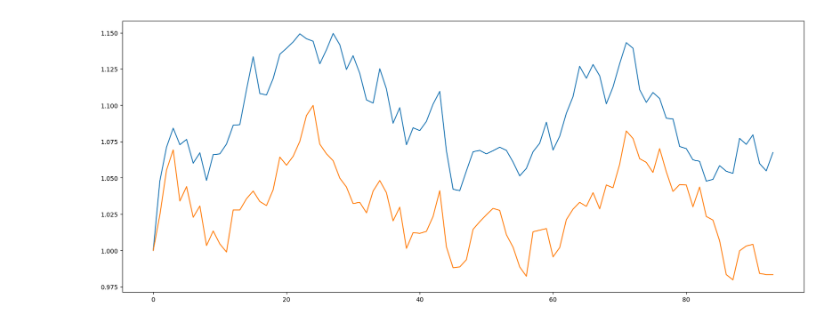
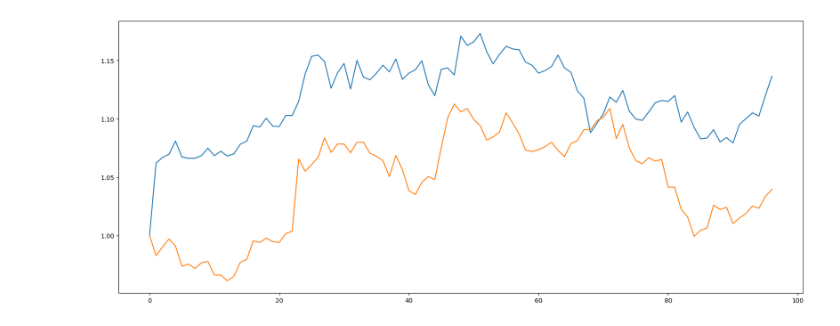
Before and after one commit to wangguanzzz/turtoise_future, a Jupyter notebook: visualize.ipynb, the cells around one changed output. Drawn from its saved outputs; the diff is of its cells as text; code cells hidden in the pictures.

```diff
--- a/visualize.ipynb
+++ b/visualize.ipynb
@@ -1,21 +1,21 @@
 # %%
 import pandas as pd
 import numpy as np
 import matplotlib.pyplot as plt
 from statsmodels.tsa.stattools import coint
 import statsmodels.api as sm
 
 df = pd.read_csv('market_price.csv')
-asset_1 = "jd2402"
-asset_2 = "rr2401"
+asset_1 = "ao2402"
+asset_2 = "ru2405"
 asset_1_values = df[asset_1].values / df[asset_1].iloc[0].item()
 asset_2_values = df[asset_2].values / df[asset_2].iloc[0].item()
 plt.figure(1, figsize=(20, 8))
 plt.plot(asset_1_values)
 plt.plot(asset_2_values)
 plt.show()
 # %% [output]
-[figure, old version]
+[figure, new version]
 # %%
 # Calculate cointegration
 def calculate_cointegration(series_1, series_2):
```
Also changed, not shown: parts of 1 cell of this notebook, 11 other files.
